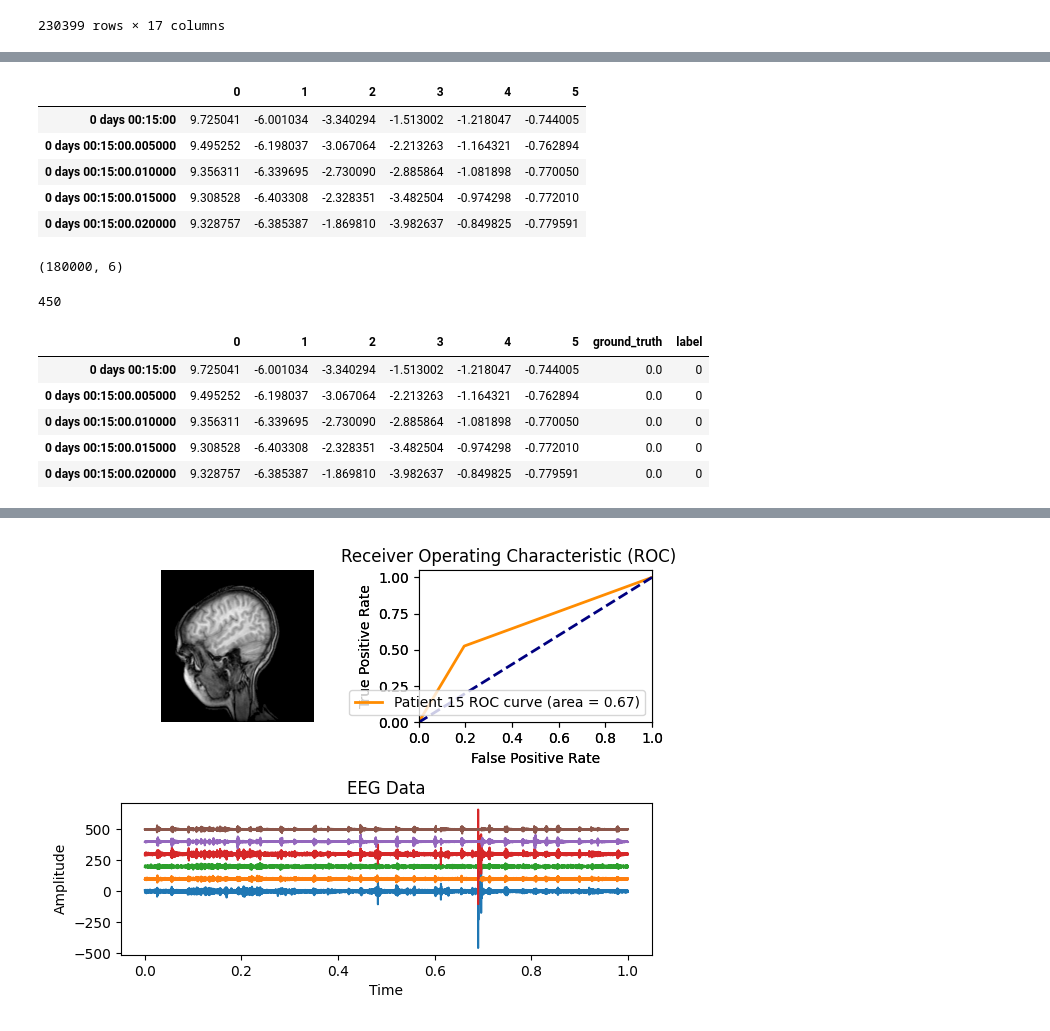
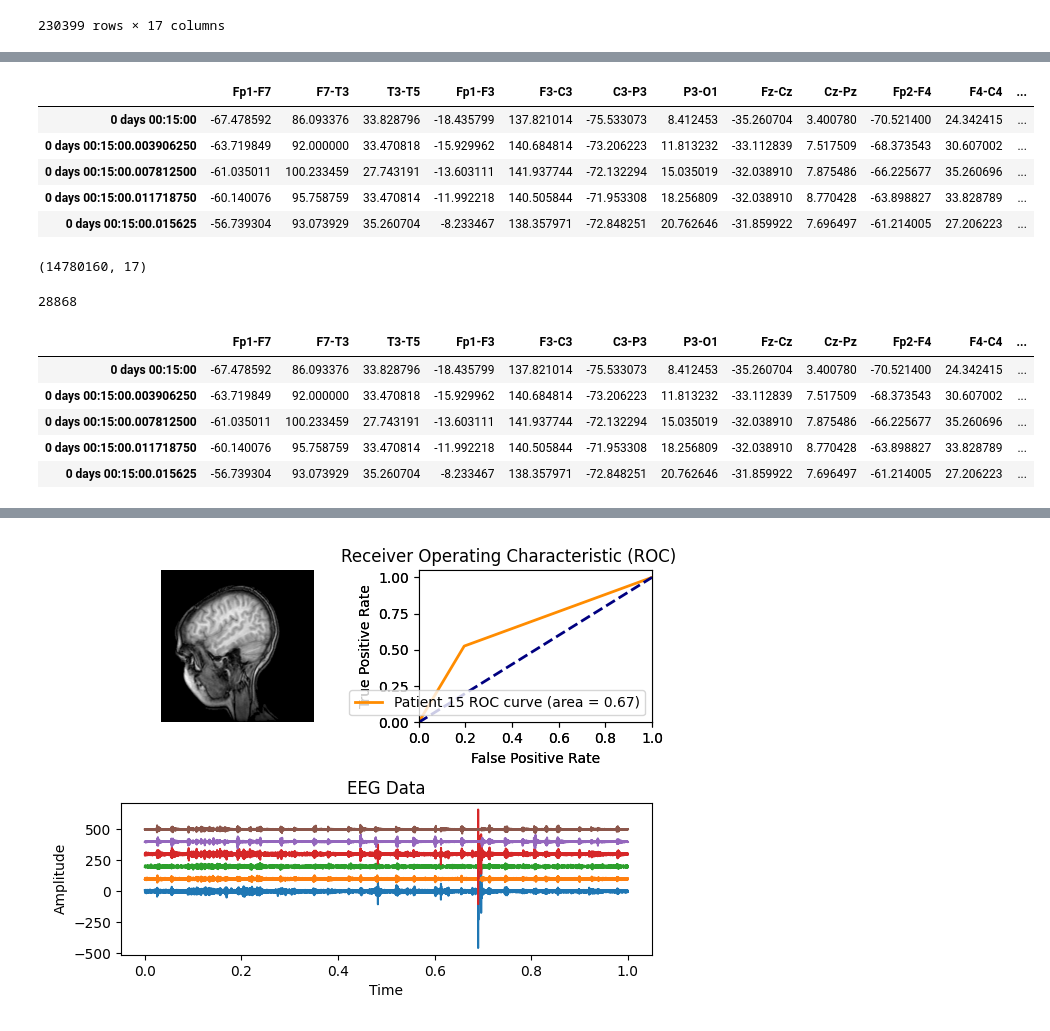
Before and after one commit to carzaga1/UnsuperDL-EEG-BSUPP, a Jupyter notebook: notebooks/01_clustering_algo_one_kispi.ipynb, the cells around one changed output, grey strips where cells are left out. Cells and saved outputs as stored; diff of their text form; code cells hidden in the pictures.

```diff
--- a/notebooks/01_clustering_algo_one_kispi.ipynb
+++ b/notebooks/01_clustering_algo_one_kispi.ipynb
@@ -301,4 +305,4 @@ eeg_learning.head(-1)
 # %%
-detector = ClusteringDetector()
+detector = ClusteringDetector_v3()
 detector.fit(eeg_learning)
 # %% [output]
@@ -326,34 +340,34 @@ data_testing_cropped = data_testing.iloc[0:60*15*fs, :]
 # %%
-eeg_testing = data_testing_cropped[eeg_cols]
+eeg_testing = data_testing.copy()#_cropped[eeg_cols]
 eeg_testing.head()
 # %% [output]
-|  | 0 | 1 | 2 | 3 | 4 | 5 |
-| 0 days 00:15:00 | 9.725041 | -6.001034 | -3.340294 | -1.513002 | -1.218047 | -0.744005 |
-| 0 days 00:15:00.005000 | 9.495252 | -6.198037 | -3.067064 | -2.213263 | -1.164321 | -0.762894 |
-| 0 days 00:15:00.010000 | 9.356311 | -6.339695 | -2.730090 | -2.885864 | -1.081898 | -0.770050 |
-| 0 days 00:15:00.015000 | 9.308528 | -6.403308 | -2.328351 | -3.482504 | -0.974298 | -0.772010 |
-| 0 days 00:15:00.020000 | 9.328757 | -6.385387 | -1.869810 | -3.982637 | -0.849825 | -0.779591 |
+|  | Fp1-F7 | F7-T3 | T3-T5 | Fp1-F3 | F3-C3 | C3-P3 | P3-O1 | Fz-Cz | Cz-Pz | Fp2-F4 | F4-C4 | ... |
+| 0 days 00:15:00 | -67.478592 | 86.093376 | 33.828796 | -18.435799 | 137.821014 | -75.533073 | 8.412453 | -35.260704 | 3.400780 | -70.521400 | 24.342415 | ... |
+| 0 days 00:15:00.003906250 | -63.719849 | 92.000000 | 33.470818 | -15.929962 | 140.684814 | -73.206223 | 11.813232 | -33.112839 | 7.517509 | -68.373543 | 30.607002 | ... |
+| 0 days 00:15:00.007812500 | -61.035011 | 100.233459 | 27.743191 | -13.603111 | 141.937744 | -72.132294 | 15.035019 | -32.038910 | 7.875486 | -66.225677 | 35.260696 | ... |
+| 0 days 00:15:00.011718750 | -60.140076 | 95.758759 | 33.470814 | -11.992218 | 140.505844 | -71.953308 | 18.256809 | -32.038910 | 8.770428 | -63.898827 | 33.828789 | ... |
+| 0 days 00:15:00.015625 | -56.739304 | 93.073929 | 35.260704 | -8.233467 | 138.357971 | -72.848251 | 20.762646 | -31.859922 | 7.696497 | -61.214005 | 27.206223 | ... |
 # %%
 print(eeg_testing.shape)
 # %% [output]
-(180000, 6)
+(14780160, 17)
 # %%
 labels_predicted = detector.predict(eeg_testing)
 # %%
 print(len(labels_predicted))
 # %% [output]
-450
+28868
 # %%
-labels_frame_training = combine_windows_with_labels(detector.get_windows(eeg_testing), labels_predicted)
-data_testing_cropped_labeled = data_testing_cropped.copy()
-data_testing_cropped_labeled['label'] = labels_frame_training['label']
+labels_frame_training = combine_windows_with_labels(detector.clean_windows(detector.get_windows(eeg_testing)), labels_predicted)
+data_testing_labeled = data_testing.copy()
+data_testing_labeled['label'] = labels_frame_training['label']
 # %%
-data_testing_cropped_labeled.head()
+data_testing_labeled.head()
 # %% [output]
-|  | 0 | 1 | 2 | 3 | 4 | 5 | ground_truth | label |
-| 0 days 00:15:00 | 9.725041 | -6.001034 | -3.340294 | -1.513002 | -1.218047 | -0.744005 | 0.0 | 0 |
-| 0 days 00:15:00.005000 | 9.495252 | -6.198037 | -3.067064 | -2.213263 | -1.164321 | -0.762894 | 0.0 | 0 |
-| 0 days 00:15:00.010000 | 9.356311 | -6.339695 | -2.730090 | -2.885864 | -1.081898 | -0.770050 | 0.0 | 0 |
-| 0 days 00:15:00.015000 | 9.308528 | -6.403308 | -2.328351 | -3.482504 | -0.974298 | -0.772010 | 0.0 | 0 |
-| 0 days 00:15:00.020000 | 9.328757 | -6.385387 | -1.869810 | -3.982637 | -0.849825 | -0.779591 | 0.0 | 0 |
+|  | Fp1-F7 | F7-T3 | T3-T5 | Fp1-F3 | F3-C3 | C3-P3 | P3-O1 | Fz-Cz | Cz-Pz | Fp2-F4 | F4-C4 | ... |
+| 0 days 00:15:00 | -67.478592 | 86.093376 | 33.828796 | -18.435799 | 137.821014 | -75.533073 | 8.412453 | -35.260704 | 3.400780 | -70.521400 | 24.342415 | ... |
+| 0 days 00:15:00.003906250 | -63.719849 | 92.000000 | 33.470818 | -15.929962 | 140.684814 | -73.206223 | 11.813232 | -33.112839 | 7.517509 | -68.373543 | 30.607002 | ... |
+| 0 days 00:15:00.007812500 | -61.035011 | 100.233459 | 27.743191 | -13.603111 | 141.937744 | -72.132294 | 15.035019 | -32.038910 | 7.875486 | -66.225677 | 35.260696 | ... |
+| 0 days 00:15:00.011718750 | -60.140076 | 95.758759 | 33.470814 | -11.992218 | 140.505844 | -71.953308 | 18.256809 | -32.038910 | 8.770428 | -63.898827 | 33.828789 | ... |
+| 0 days 00:15:00.015625 | -56.739304 | 93.073929 | 35.260704 | -8.233467 | 138.357971 | -72.848251 | 20.762646 | -31.859922 | 7.696497 | -61.214005 | 27.206223 | ... |
 # %%
```
Also changed, not shown: parts of 16 cells of this notebook.
